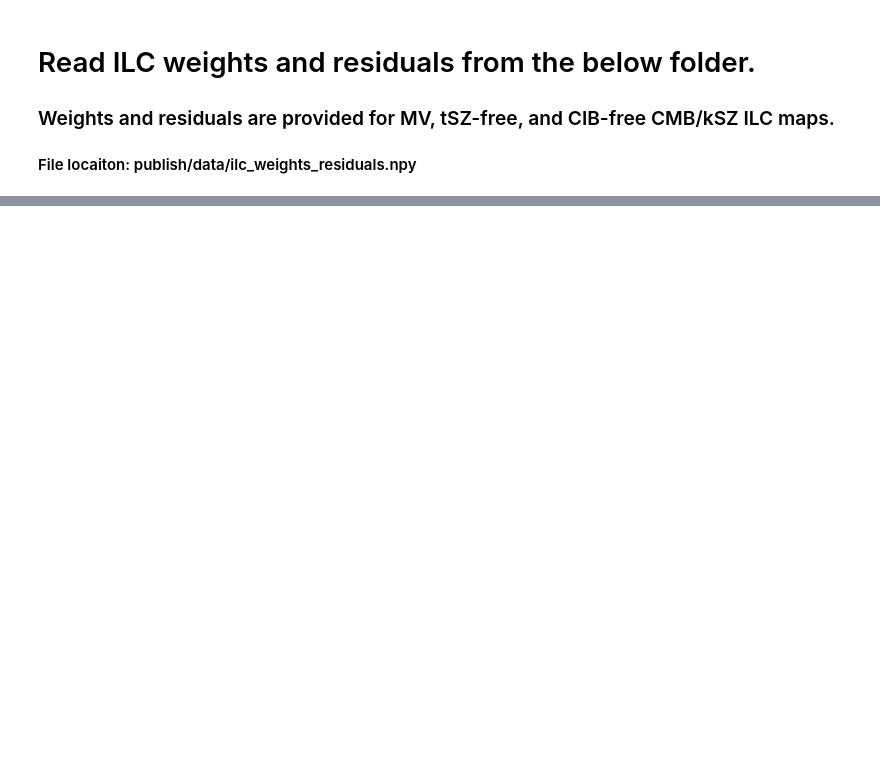
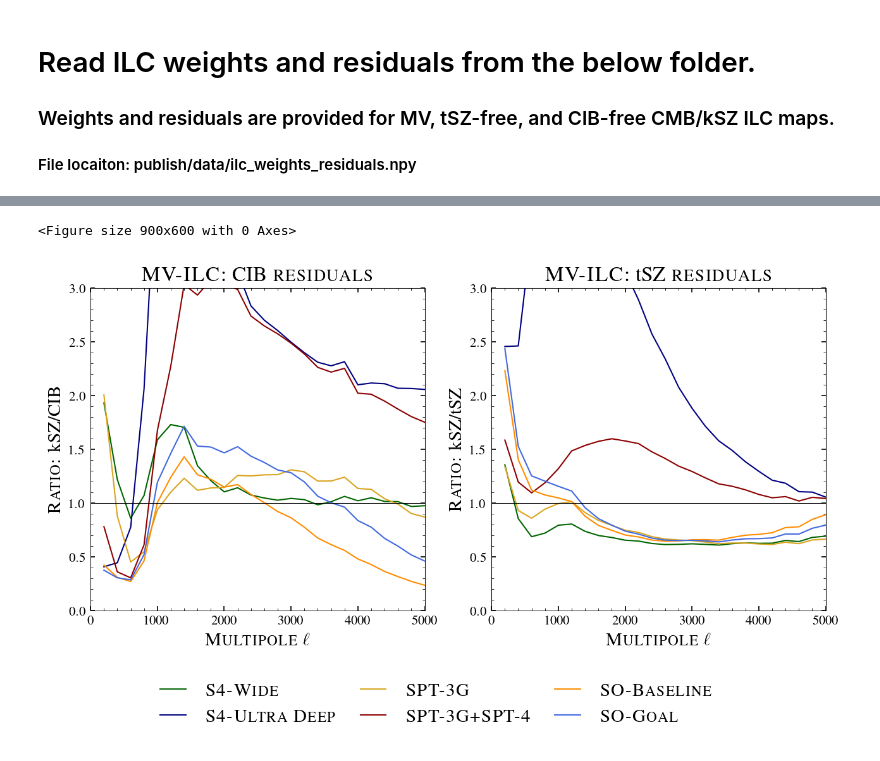
Before and after one commit to sriniraghunathan/cross_ilc_methods_paper, a Jupyter notebook: s1_read_ilc_weights_residuals_and_make_plots.ipynb, the cells around one changed output, grey strips where cells are left out. Cells and saved outputs as stored; diff of their text form; code cells hidden in the pictures; blank space fills up the shorter version.

```diff
--- a/s1_read_ilc_weights_residuals_and_make_plots.ipynb
+++ b/s1_read_ilc_weights_residuals_and_make_plots.ipynb
@@ -120,3 +132,71 @@ show()
+# %%
+#MV-ILC CIB and tSZ residuals for different experiments
+reqd_ilc_keyname = 'mv'
+
+clf()
+fig=figure(figsize = (10., 4.5))
+subplots_adjust(wspace = 0.2)
+fsval = 14
+for cntr, comp in enumerate( ['CIB', 'tSZ'] ):
+    ax = subplot(1, 2, cntr+1)
+    for expname in total_ilc_residuals_dict:
+        expname_str, colorval = exp_specs_dict[expname]
+        els, cib_ilc_residual_mv = cib_ilc_residuals_dict[expname][reqd_ilc_keyname]
+        els, tsz_ilc_residual_mv = tsz_ilc_residuals_dict[expname][reqd_ilc_keyname]
+        if (1): #take mean for a certain \ell_range
+            delta_el = 200
+            binned_els = np.arange(0, max(els)+100, delta_el)
+            binned_dl_fac = binned_els * (binned_els+1)/2/np.pi
+            cib_ilc_residual_mv = np.interp( binned_els, els, cib_ilc_residual_mv)
+            tsz_ilc_residual_mv = np.interp( binned_els, els, tsz_ilc_residual_mv)
+            els = binned_els
+        dl_fac = els * (els+1)/2/np.pi #show plot in D_l rather than C_l
+        dl_ksz = np.tile(3., len(els))
+        cl_ksz = dl_ksz / dl_fac
+        if comp == 'CIB':
+            plot(els, cl_ksz / cib_ilc_residual_mv, color = colorval, ls = '-')#, label = r'\textsc{%s}' %(expname_str))
+        elif comp == 'tSZ':
+            plot(els, cl_ksz / tsz_ilc_residual_mv, color = colorval, ls = '-')
+
+    axhline(1., lw = 0.5)
+    #title
+    title_str = r'\textsc{%s-ILC: {\rm %s} residuals' %(ilc_keyname_dict[reqd_ilc_keyname], comp)
+    title(title_str, fontsize = fsval+2)
+
+    '''
+    if cntr == 0:#legend
+        legend(loc = 1, fontsize = fsval-3, ncol = 2)
+    '''
+
+    #labels
+    xlabel(r'\textsc{Multipole $\ell$}', fontsize = fsval)
+    ylabel(r'\textsc{Ratio: {\rm kSZ/%s}}' %(comp), fontsize = fsval)
+
+    #limits
+    xmin, xmax = 0, 5000.
+    ymin, ymax = 0., 3.
+    xlim(xmin, xmax); ylim(ymin, ymax)
+
+    #grid
+    #grid(which = 'major', axis = 'both', lw = 0.1, color = 'black')
+    #grid(which = 'minor', axis = 'both', lw = 0.05, color = 'black')
+
+if (1): #add legend
+    xloc, yloc = 0.1, -.1
+    w, h = 0.7, 0.1
+    cax = fig.add_axes([xloc, yloc, w, h])
+    for expname in total_ilc_residuals_dict:
+        expname_str, colorval = exp_specs_dict[expname]
+        plot([], [], color = colorval, label = r'\textsc{%s}' %(expname_str))
+    legend(loc = 1, fontsize = fsval, ncol = 3, columnspacing=1., framealpha=0.)
+    axis('off')
+#save
+plname = 'plots/ilc_cib_tsz_residuals_mv.pdf'
+savefig(plname, dpi = 200.)
+show()
+# %% [output]
+<Figure size 900x600 with 0 Axes>
+[figure, added]
 # %%
 #read and show weights
 reqd_ilc_keynme = 'mv'
```
Also changed, not shown: parts of 4 cells of this notebook.
